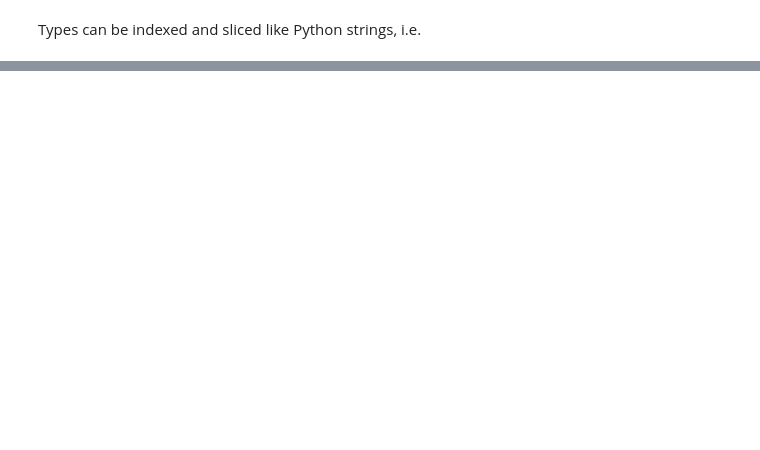
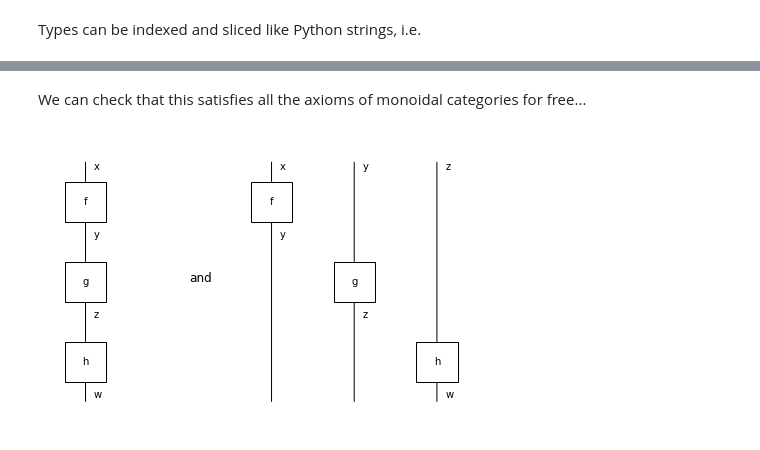
Before and after one commit to cnm13ryan/discopy, a Jupyter notebook: docs/notebooks/diagrams.ipynb, the cells around one changed output, grey strips where cells are left out. Cells and saved outputs as stored; diff of their text form; code cells hidden in the pictures; blank space fills up the shorter version.

```diff
--- a/docs/notebooks/diagrams.ipynb
+++ b/docs/notebooks/diagrams.ipynb
@@ -439,0 +473,14 @@ assert diagram == f @ f_
+# %% [markdown]
+We can check that this satisfies all the axioms of monoidal categories for free...
+# %%
+from discopy.drawing import Equation
+
+g, h = Box('g', y, z), Box('h', z, w)
+
+# Associativity
+assert (f >> g) >> h == f >> (g >> h)
+assert (f @  g) @  h == f @  (g @  h)
+
+Equation((f >> g) >> h, (f @  g) @  h, symbol="and").draw(figsize=(6, 4))
+# %% [output]
+[figure, added]
```
Also changed, not shown: parts of 33 cells of this notebook.
